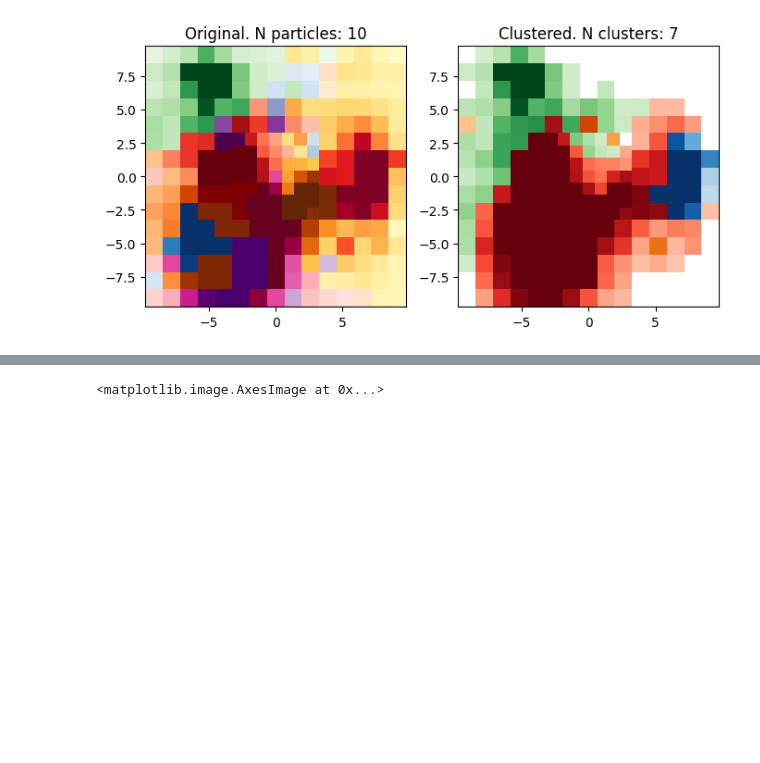
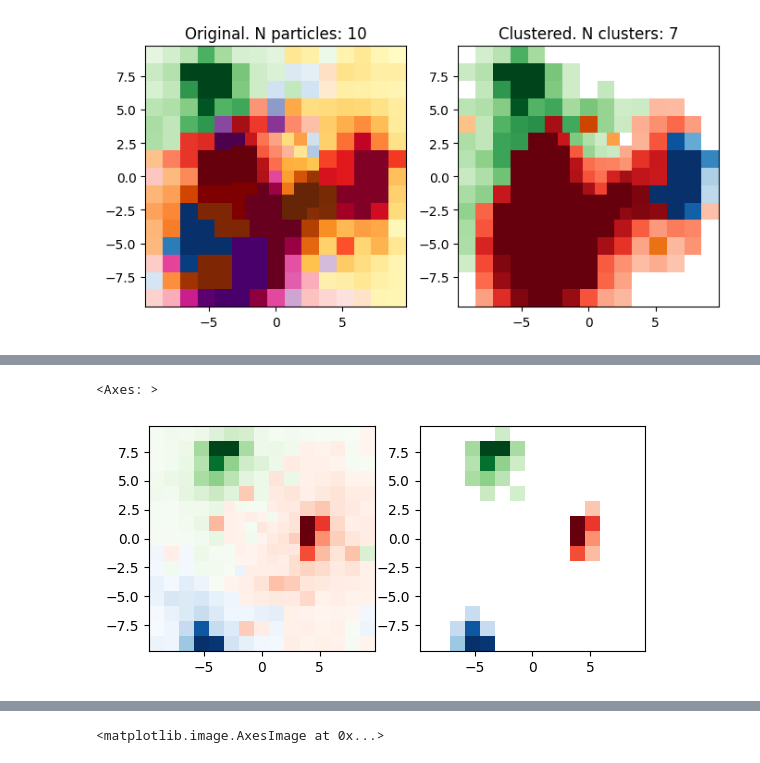
Before and after one commit to Bjartensen/python_focalh_clustering, a Jupyter notebook: notebooks/study.ipynb, the cells around one changed output, grey strips where cells are left out. Drawn from its saved outputs; the diff is of its cells as text; code cells hidden in the pictures; blank space fills up the shorter version.

```diff
--- a/notebooks/study.ipynb
+++ b/notebooks/study.ipynb
@@ -154,0 +239,12 @@ cluster_event(filename, entry, ma_study)
+# %%
+SAT = 4095
+fig, ax = plt.subplots(ncols=2)
+foc = FocalH()
+idx = 1531
+foc.heatmap(values[idx], labels[idx], ax[0], SAT)
+foc.heatmap(values[idx], ma_tags[idx], ax[1], SAT)
+
+#ma_tags[1]
+# %% [output]
+<Axes: >
+[figure, added]
```
Also changed, not shown: parts of 18 cells of this notebook, 29 other files.
